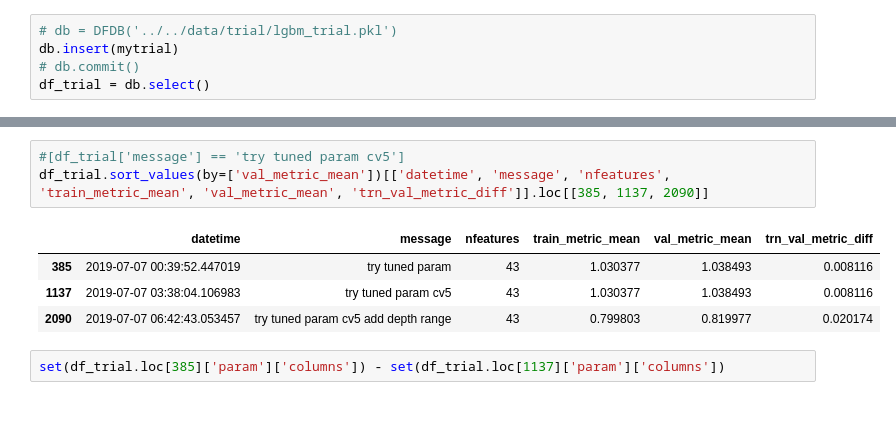
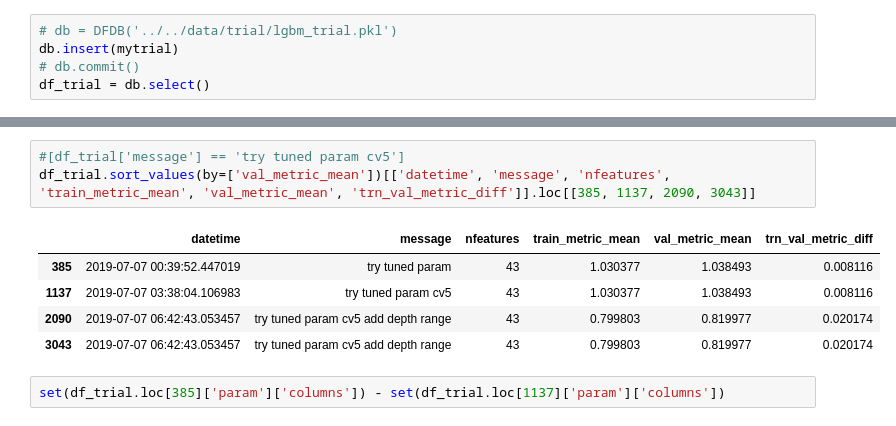
Before and after one commit to arhow/MolecularProperties, a Jupyter notebook: molecularproperties/select_features/lgbm-rfe.ipynb, the cells around one changed output, grey strips where cells are left out. Drawn from its saved outputs; the diff is of its cells as text.

Commit message:
no message

```diff
--- a/molecularproperties/select_features/lgbm-rfe.ipynb
+++ b/molecularproperties/select_features/lgbm-rfe.ipynb
@@ -640,11 +653,12 @@ df_trial[df_trial['message'] == 'try tuned param cv5'][['datetime', 'message', '
 # %%
 #[df_trial['message'] == 'try tuned param cv5']
-df_trial.sort_values(by=['val_metric_mean'])[['datetime', 'message', 'nfeatures', 'train_metric_mean', 'val_metric_mean', 'trn_val_metric_diff']].loc[[385, 1137, 2090]]
+df_trial.sort_values(by=['val_metric_mean'])[['datetime', 'message', 'nfeatures', 'train_metric_mean', 'val_metric_mean', 'trn_val_metric_diff']].loc[[385, 1137, 2090, 3043]]
 # %% [output]
 |  | datetime | message | nfeatures | train_metric_mean | val_metric_mean | trn_val_metric_diff |
 | 385 | 2019-07-07 00:39:52.447019 | try tuned param | 43 | 1.030377 | 1.038493 | 0.008116 |
 | 1137 | 2019-07-07 03:38:04.106983 | try tuned param cv5 | 43 | 1.030377 | 1.038493 | 0.008116 |
 | 2090 | 2019-07-07 06:42:43.053457 | try tuned param cv5 add depth range | 43 | 0.799803 | 0.819977 | 0.020174 |
+| 3043 | 2019-07-07 06:42:43.053457 | try tuned param cv5 add depth range | 43 | 0.799803 | 0.819977 | 0.020174 |
 # %%
 set(df_trial.loc[385]['param']['columns']) - set(df_trial.loc[1137]['param']['columns'])
 # %% [output]
```
Also changed, not shown: parts of 23 cells of this notebook, 5 other files.
